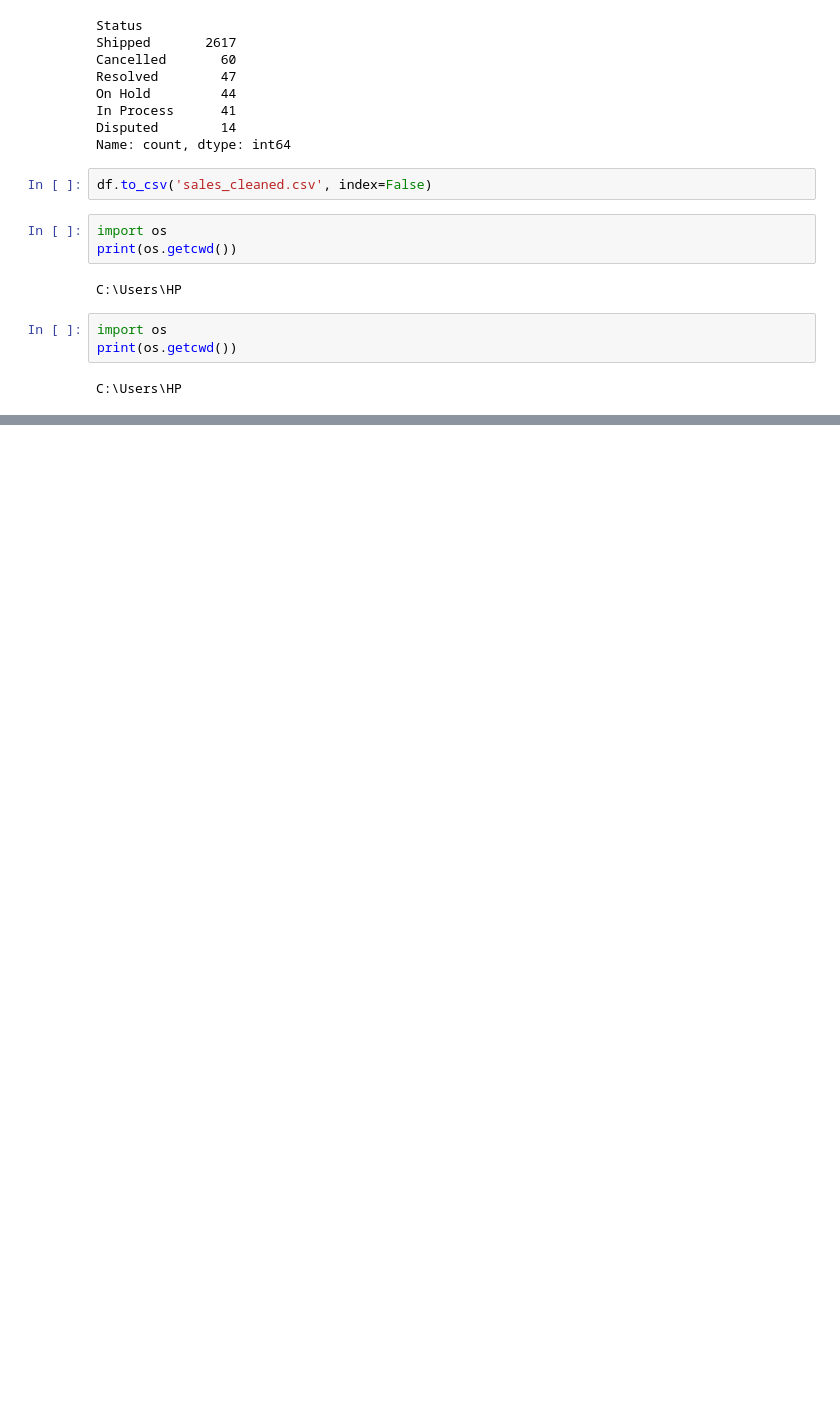
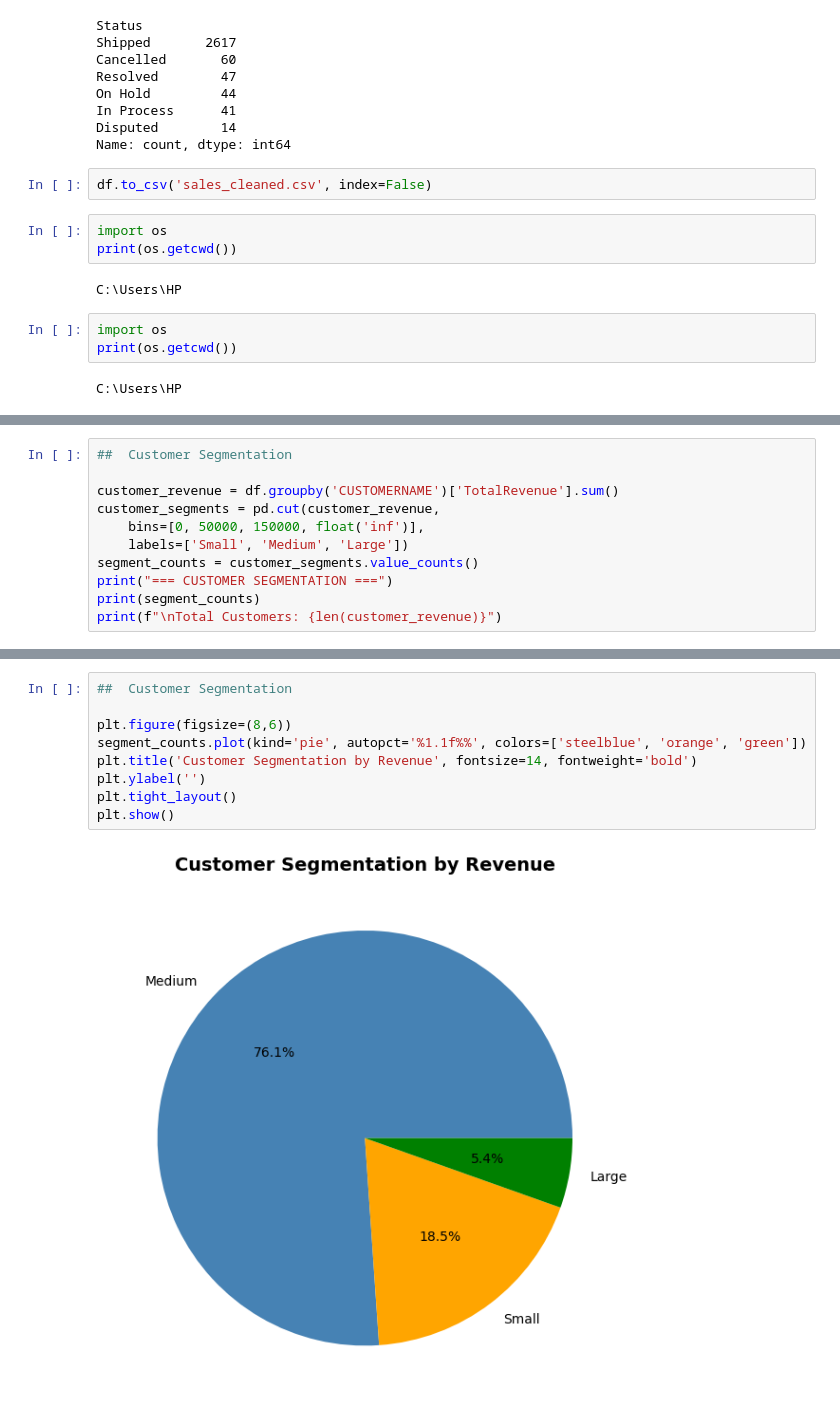
Before and after one commit to Saad-TheAnalyst/Sales-Analysis-Project, a Jupyter notebook: SalesProject.ipynb, the cells around one changed output, grey strips where cells are left out. Saved outputs shown, nothing was run; the diff lists cells and outputs as text; blank space fills up the shorter version.

```diff
--- a/SalesProject.ipynb
+++ b/SalesProject.ipynb
@@ -522,0 +639,11 @@ C:\Users\HP
+# %%
+##  Customer Segmentation
+
+customer_revenue = df.groupby('CUSTOMERNAME')['TotalRevenue'].sum()
+customer_segments = pd.cut(customer_revenue,
+    bins=[0, 50000, 150000, float('inf')],
+    labels=['Small', 'Medium', 'Large'])
+segment_counts = customer_segments.value_counts()
+print("=== CUSTOMER SEGMENTATION ===")
+print(segment_counts)
+print(f"\nTotal Customers: {len(customer_revenue)}")
@@ -522,0 +756,11 @@ C:\Users\HP
+# %%
+##  Customer Segmentation
+
+plt.figure(figsize=(8,6))
+segment_counts.plot(kind='pie', autopct='%1.1f%%', colors=['steelblue', 'orange', 'green'])
+plt.title('Customer Segmentation by Revenue', fontsize=14, fontweight='bold')
+plt.ylabel('')
+plt.tight_layout()
+plt.show()
+# %% [output]
+[figure, added]
```
Also changed, not shown: parts of 21 cells of this notebook, 2 other files.
